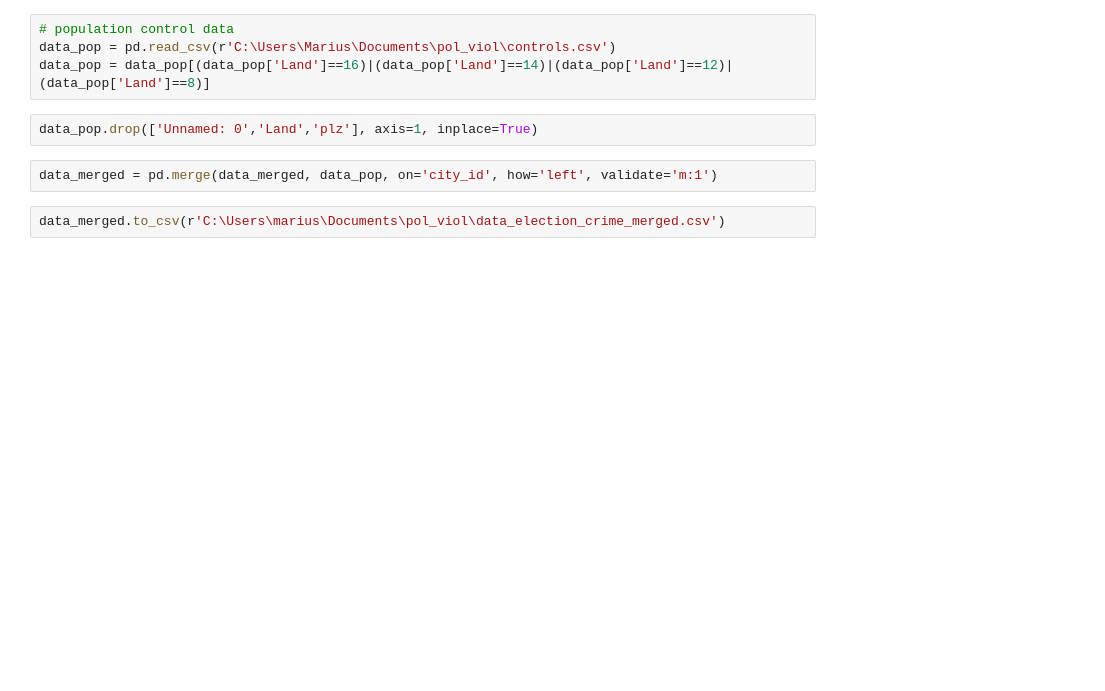
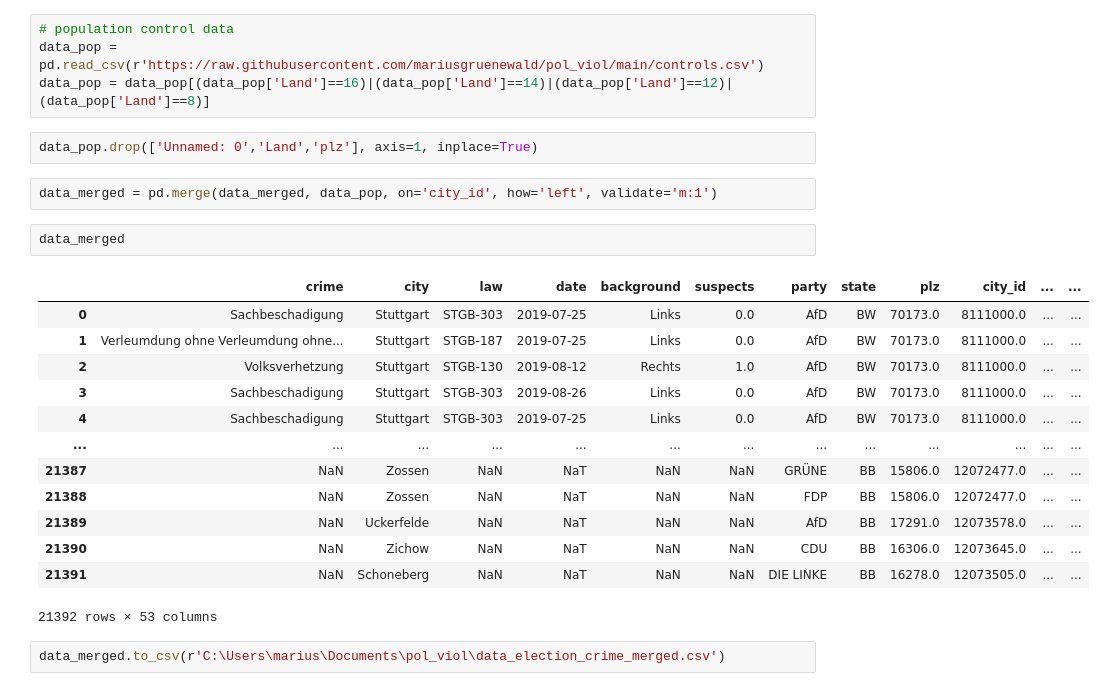
Before and after one commit to mariusgruenewald/pol_viol, a Jupyter notebook: merging_data.ipynb, the cells around one changed output. Cells and saved outputs as stored; diff of their text form; blank space fills up the shorter version.

```diff
--- a/merging_data.ipynb
+++ b/merging_data.ipynb
@@ -299,11 +299,27 @@ data_merged = pd.merge(data_merged, data_kreis[['plz','Kreis']], on=['plz'], how
 data_merged.rename({'Kreis':'county'}, axis=1, inplace=True)
 # %%
 # population control data
-data_pop = pd.read_csv(r'C:\Users\Marius\Documents\pol_viol\controls.csv')
+data_pop = pd.read_csv(r'https://raw.githubusercontent.com/mariusgruenewald/pol_viol/main/controls.csv')
 data_pop = data_pop[(data_pop['Land']==16)|(data_pop['Land']==14)|(data_pop['Land']==12)|(data_pop['Land']==8)]
 # %%
 data_pop.drop(['Unnamed: 0','Land','plz'], axis=1, inplace=True)
 # %%
 data_merged = pd.merge(data_merged, data_pop, on='city_id', how='left', validate='m:1')
+# %%
+data_merged
+# %% [output]
+|  | crime | city | law | date | background | suspects | party | state | plz | city_id | ... | ... |
+| 0 | Sachbeschadigung | Stuttgart | STGB-303 | 2019-07-25 | Links | 0.0 | AfD | BW | 70173.0 | 8111000.0 | ... | ... |
+| 1 | Verleumdung ohne Verleumdung ohne... | Stuttgart | STGB-187 | 2019-07-25 | Links | 0.0 | AfD | BW | 70173.0 | 8111000.0 | ... | ... |
+| 2 | Volksverhetzung | Stuttgart | STGB-130 | 2019-08-12 | Rechts | 1.0 | AfD | BW | 70173.0 | 8111000.0 | ... | ... |
+| 3 | Sachbeschadigung | Stuttgart | STGB-303 | 2019-08-26 | Links | 0.0 | AfD | BW | 70173.0 | 8111000.0 | ... | ... |
+| 4 | Sachbeschadigung | Stuttgart | STGB-303 | 2019-07-25 | Links | 0.0 | AfD | BW | 70173.0 | 8111000.0 | ... | ... |
+| ... | ... | ... | ... | ... | ... | ... | ... | ... | ... | ... | ... | ... |
+| 21387 | NaN | Zossen | NaN | NaT | NaN | NaN | GRÜNE | BB | 15806.0 | 12072477.0 | ... | ... |
+| 21388 | NaN | Zossen | NaN | NaT | NaN | NaN | FDP | BB | 15806.0 | 12072477.0 | ... | ... |
+| 21389 | NaN | Uckerfelde | NaN | NaT | NaN | NaN | AfD | BB | 17291.0 | 12073578.0 | ... | ... |
+| 21390 | NaN | Zichow | NaN | NaT | NaN | NaN | CDU | BB | 16306.0 | 12073645.0 | ... | ... |
+| 21391 | NaN | Schoneberg | NaN | NaT | NaN | NaN | DIE LINKE | BB | 16278.0 | 12073505.0 | ... | ... |
+21392 rows × 53 columns
 # %%
 data_merged.to_csv(r'C:\Users\marius\Documents\pol_viol\data_election_crime_merged.csv')
```
Also changed, not shown: parts of 5 cells of this notebook.
